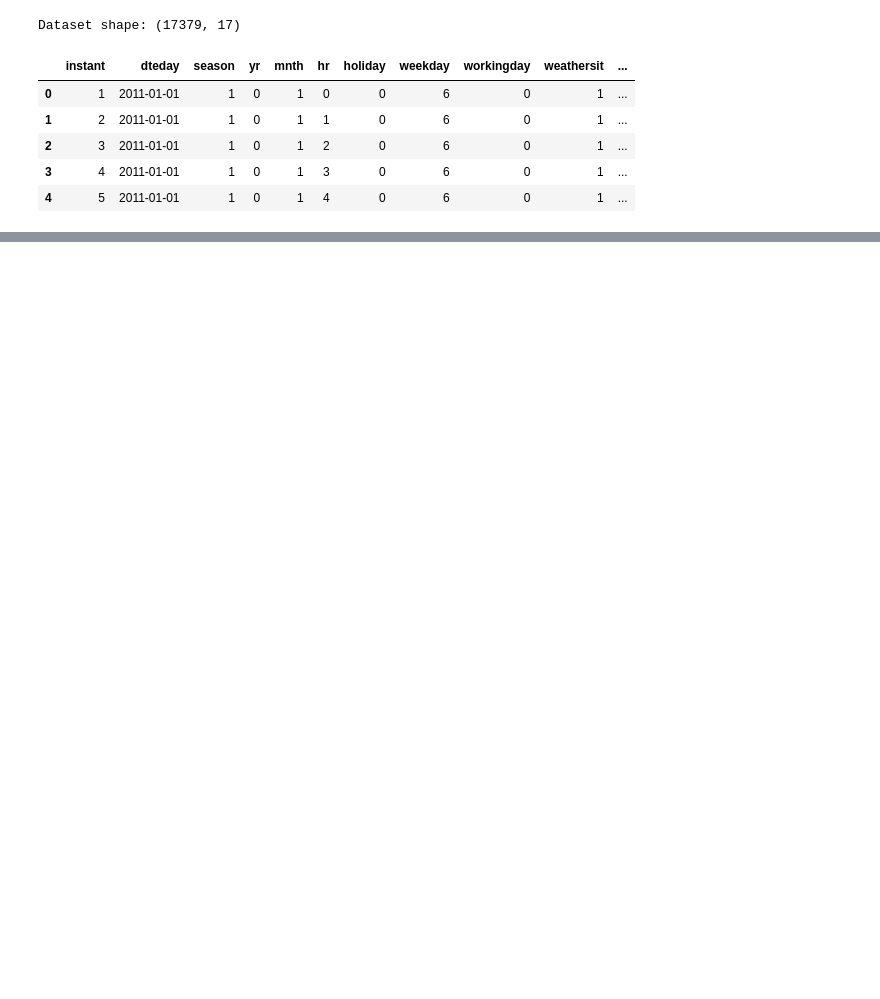
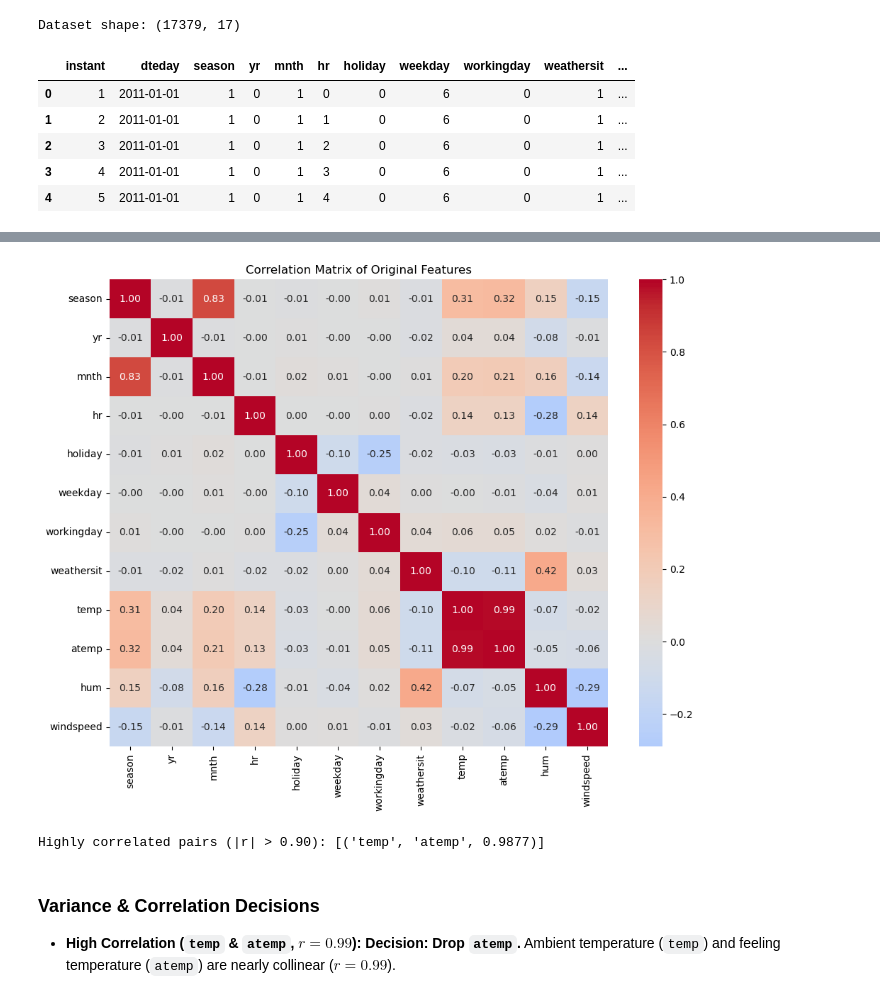
Before and after one commit to DauletBakytkhanov/bike-sharing-demand-prediction, a Jupyter notebook: notebooks/01_feature_engineering.ipynb, the cells around one changed output, grey strips where cells are left out. Saved outputs shown, nothing was run; the diff lists cells and outputs as text; code cells hidden in the pictures; blank space fills up the shorter version.

```diff
--- a/notebooks/01_feature_engineering.ipynb
+++ b/notebooks/01_feature_engineering.ipynb
@@ -606,0 +114,6 @@ Final summary saved!
+# %%
+variances = X_original.var().sort_values()
+print('Feature variances:')
+display(variances.to_frame(name='variance'))
+
+corr_matrix = X_original.corr()
@@ -606,0 +135,22 @@ Final summary saved!
+# %%
+plt.figure(figsize=(10, 8))
+sns.heatmap(corr_matrix, annot=True, fmt='.2f', cmap='coolwarm', center=0)
+plt.title('Correlation Matrix of Original Features')
+plt.tight_layout()
+plt.show()
+# %% [output]
+[figure, added]
+# %%
+high_corr_pairs = []
+for i in range(len(corr_matrix.columns)):
+    for j in range(i + 1, len(corr_matrix.columns)):
+        r_val = corr_matrix.iloc[i, j]
+        if abs(r_val) > 0.90:
+            high_corr_pairs.append((corr_matrix.columns[i], corr_matrix.columns[j], round(r_val, 4)))
+
+print('Highly correlated pairs (|r| > 0.90):', high_corr_pairs)
+# %% [output]
+Highly correlated pairs (|r| > 0.90): [('temp', 'atemp', 0.9877)]
+# %% [markdown]
+### Variance & Correlation Decisions
+- **High Correlation (`temp` & `atemp`, $r = 0.99$):** **Decision: Drop `atemp`.** Ambient temperature (`temp`) and feeling temperature (`atemp`) are nearly collinear ($r = 0.99$).
```
Also changed, not shown: parts of 58 cells of this notebook, 8 other files.
